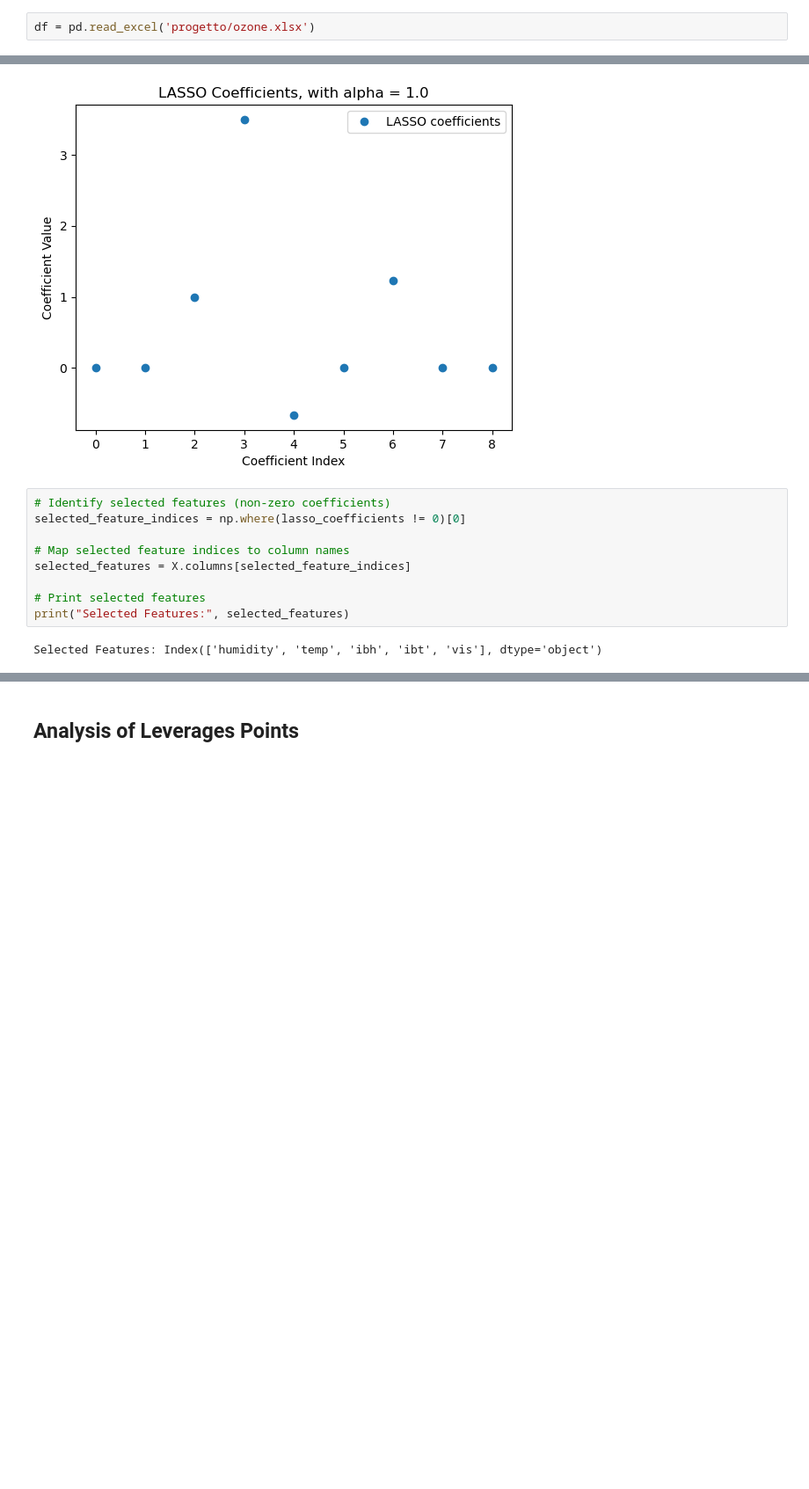
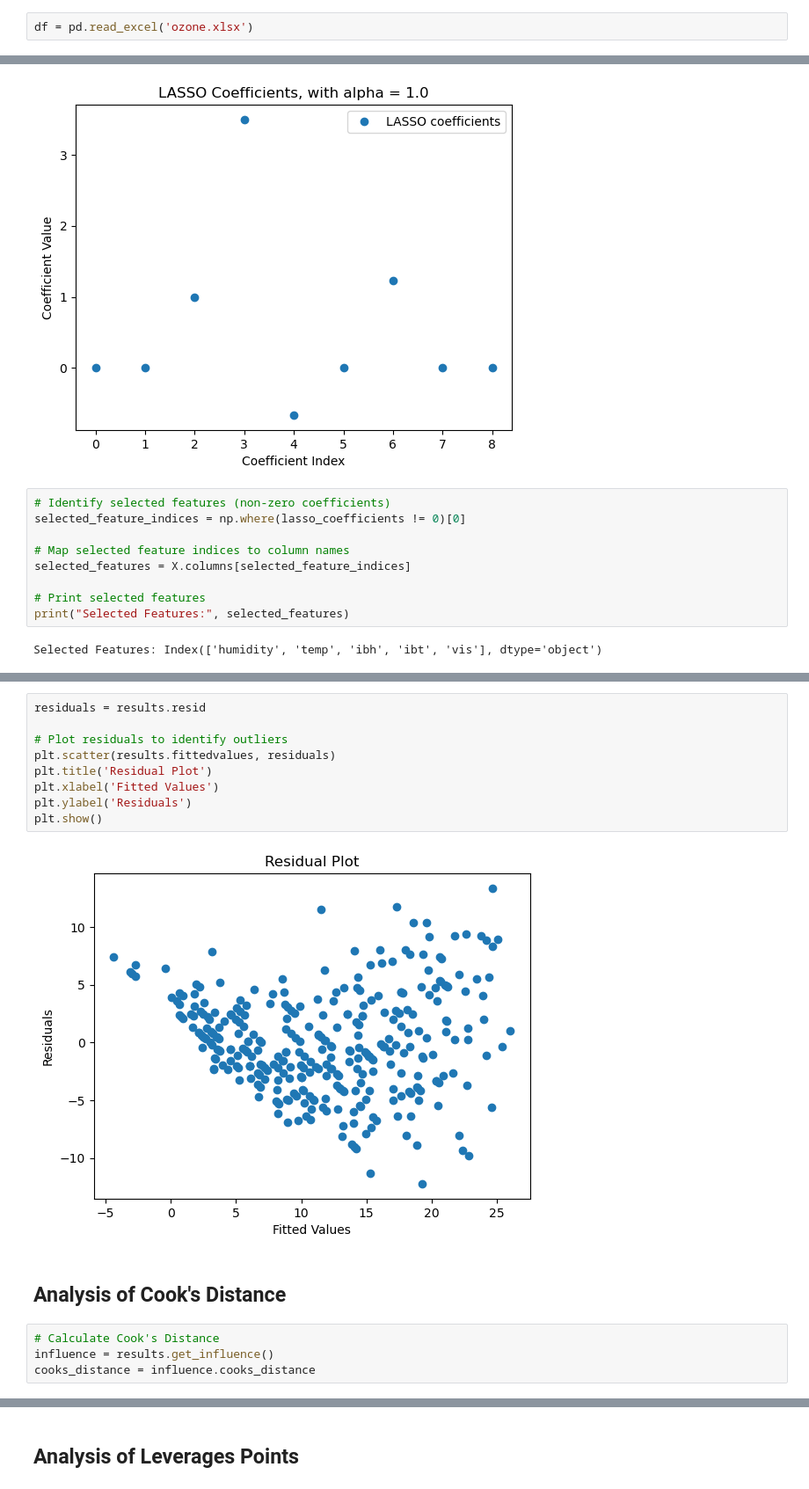
Before and after one commit to dlleonardo/lasso-regression-on-ozone-dataset, a Jupyter notebook: lasso_regression_analysis_on_ozone_dataset.ipynb, the cells around one changed output, grey strips where cells are left out. Shown at 88% size. Drawn from its saved outputs; the diff is of its cells as text; blank space fills up the shorter version.

```diff
--- a/lasso_regression_analysis_on_ozone_dataset.ipynb
+++ b/lasso_regression_analysis_on_ozone_dataset.ipynb
@@ -11,5 +12,5 @@ from sklearn.metrics import mean_squared_error
 # %%
-df = pd.read_excel('progetto/ozone.xlsx')
+df = pd.read_excel('ozone.xlsx')
 # %% [markdown]
 ### Introduction
 
@@ -176,0 +208,17 @@ Selected Features: Index(['humidity', 'temp', 'ibh', 'ibt', 'vis'], dtype='objec
+# %%
+residuals = results.resid
+
+# Plot residuals to identify outliers
+plt.scatter(results.fittedvalues, residuals)
+plt.title('Residual Plot')
+plt.xlabel('Fitted Values')
+plt.ylabel('Residuals')
+plt.show()
+# %% [output]
+[figure, added]
+# %% [markdown]
+## Analysis of Cook's Distance
+# %%
+# Calculate Cook's Distance
+influence = results.get_influence()
+cooks_distance = influence.cooks_distance
```
Also changed, not shown: parts of 47 cells of this notebook.
